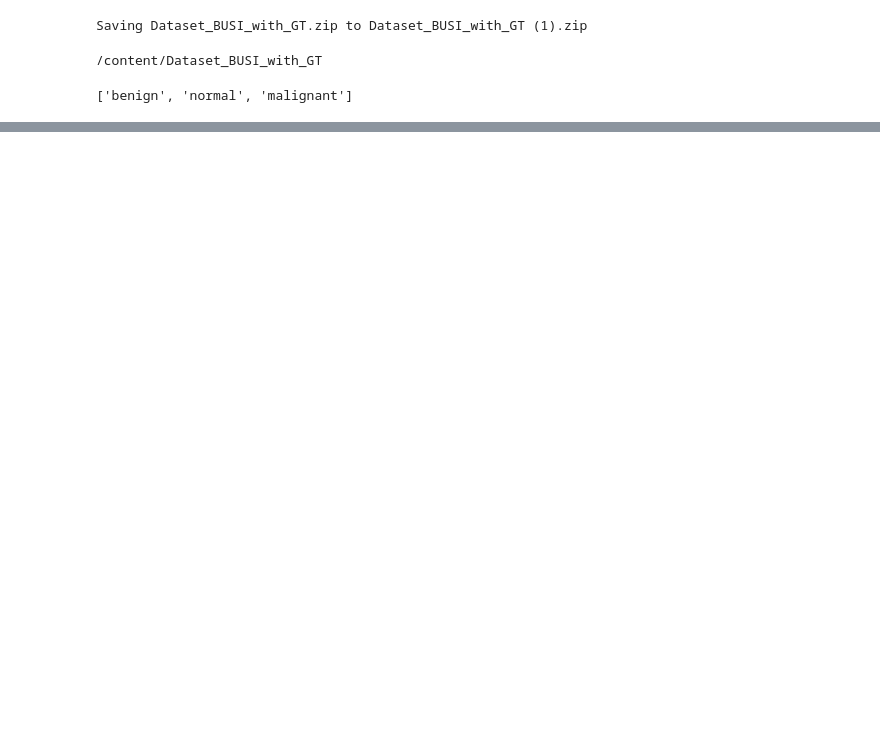
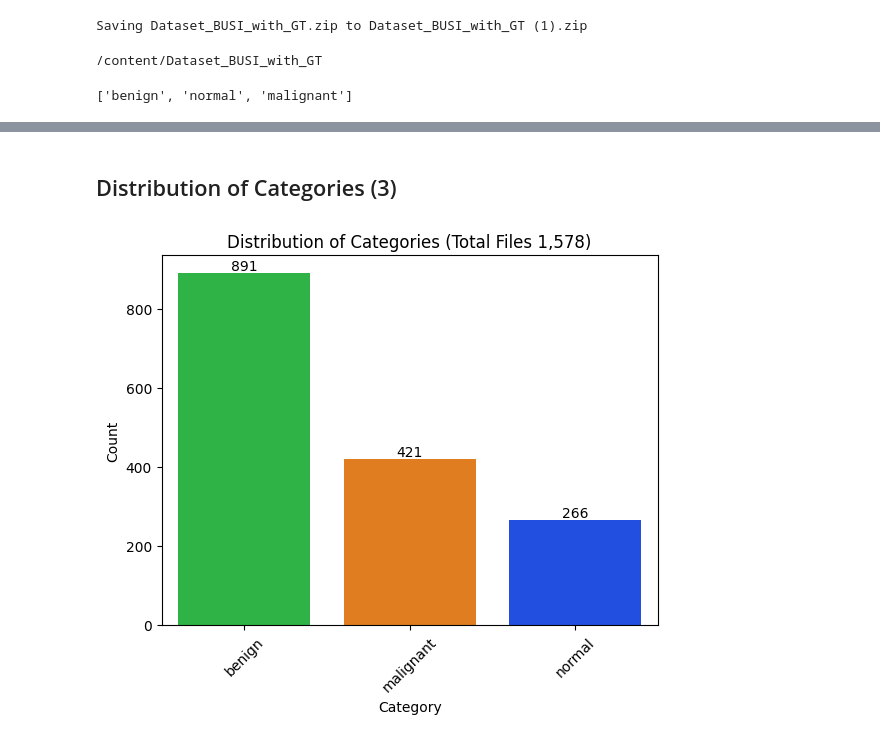
Before and after one commit to Lexie-D/Breast-Cancer-Classification, a Jupyter notebook: Breast_Cancer_classification.ipynb, the cells around one changed output, grey strips where cells are left out. Drawn from its saved outputs; the diff is of its cells as text; code cells hidden in the pictures; blank space fills up the shorter version.

Commit message:
Distribution of 3 cancer types; Benign (891), malignant (421), normal (266)

```diff
--- a/Breast_Cancer_classification.ipynb
+++ b/Breast_Cancer_classification.ipynb
@@ -69,0 +113,19 @@ os.listdir(extracted_path)
+# %%
+train_data = "/content/Dataset_BUSI_with_GT"
+# %%
+# Get all image file paths from subfolders
+train_files = glob.glob(os.path.join(train_data, "*", "*.*"))
+
+# Randomly shuffle the lists
+random.shuffle(train_files)
+
+# Extract labels from the directory names
+labels = [os.path.basename(os.path.dirname(path)) for path in train_files]
+
+# Create list of tuples (file path, label)
+data = list(zip(train_files, labels))
+
+# Convert to DataFrame
+df = pd.DataFrame(data, columns=["Path", "Label"])
+
+df
@@ -69,0 +146,21 @@ os.listdir(extracted_path)
+# %% [markdown]
+## Distribution of Categories (3)
+# %%
+# Descending order
+label_order = df['Label'].value_counts().sort_values(ascending = False).index
+
+# Countplot
+ax = sns.countplot(x = 'Label', data = df, order = label_order, hue = 'Label', palette = 'bright', legend = False)
+
+# Display the counts per category above bars
+for container in ax.containers:
+  ax.bar_label(container)
+
+# Plot
+ax.set_title('Distribution of Categories (Total Files 1,578)')
+plt.xlabel('Category')
+plt.ylabel('Count')
+plt.xticks(rotation=45)
+plt.show()
+# %% [output]
+[figure, added]
```
Also changed, not shown: parts of 9 cells of this notebook.
